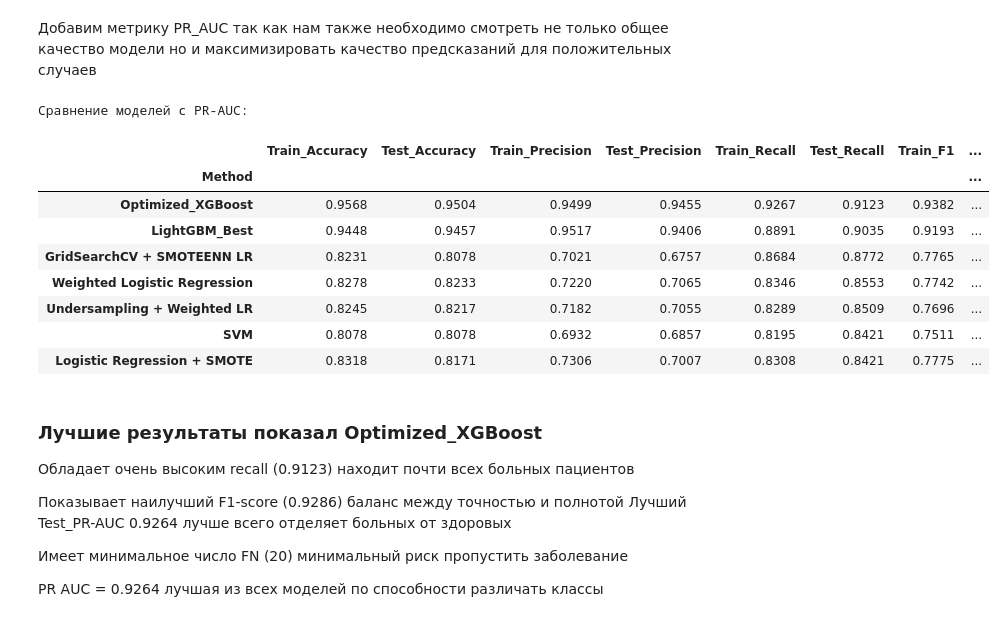
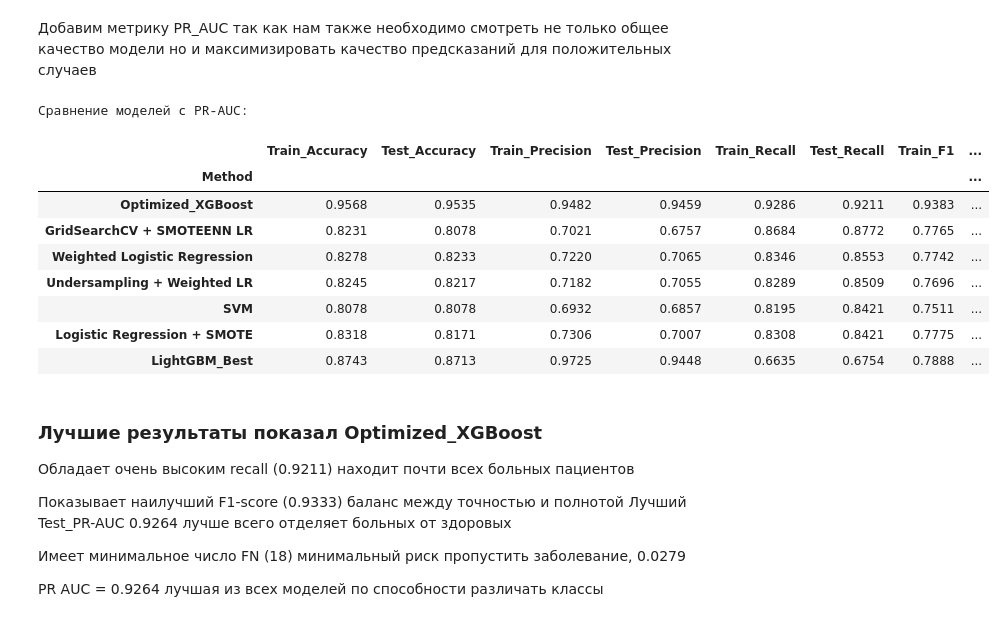
Before and after one commit to NataliYa0771/projects, a Jupyter notebook: alz_project_models.ipynb, the cells around one changed output. Drawn from its saved outputs; the diff is of its cells as text; code cells hidden in the pictures.

```diff
--- a/alz_project_models.ipynb
+++ b/alz_project_models.ipynb
@@ -2134,49 +2134,49 @@ models = {
     "Weighted Logistic Regression": Weighted_Logistic_Regression,
     "Logistic Regression + SMOTE": Logistic_Regression_SMOTE,
     "Undersampling + Weighted LR": Undersampling_Weighted_LR,
     "GridSearchCV + SMOTEENN LR": GridSearchCV_SMOTEENN_LR,
     "SVM": svm_model,
     "LightGBM_Best": modelLightGBM_best,
     "Optimized_XGBoost": optimized_XGBoost
 }
 
 results_df = compare_models(
     models=models,
     X_train=X_train,
     y_train=y_train,
     X_test=X_test,
     y_test=y_test,
-    threshold_models=["LightGBM_Best"],
+    threshold_models=["Optimized_XGBoost","LightGBM_Best"],
     optimal_threshold=optimal_threshold,
     sort_by=["Test_Recall", "Test_PR-AUC"]
 )
 
 
 pd.set_option('display.float_format', lambda x: '%.4f' % x)
 pd.set_option('display.max_columns', None)  # Не скрывать колонки по середине
 pd.set_option('display.expand_frame_repr', False)  # Не переносить на новую строку
 pd.set_option('display.width', None)  # Автоматическая ширина
 print("Сравнение моделей с PR-AUC:")
 display(results_df)
 # %% [output]
 Сравнение моделей с PR-AUC:
 |  | Train_Accuracy | Test_Accuracy | Train_Precision | Test_Precision | Train_Recall | Test_Recall | Train_F1 | ... |
 | Method |  |  |  |  |  |  |  | ... |
-| Optimized_XGBoost | 0.9568 | 0.9504 | 0.9499 | 0.9455 | 0.9267 | 0.9123 | 0.9382 | ... |
-| LightGBM_Best | 0.9448 | 0.9457 | 0.9517 | 0.9406 | 0.8891 | 0.9035 | 0.9193 | ... |
+| Optimized_XGBoost | 0.9568 | 0.9535 | 0.9482 | 0.9459 | 0.9286 | 0.9211 | 0.9383 | ... |
 | GridSearchCV + SMOTEENN LR | 0.8231 | 0.8078 | 0.7021 | 0.6757 | 0.8684 | 0.8772 | 0.7765 | ... |
 | Weighted Logistic Regression | 0.8278 | 0.8233 | 0.7220 | 0.7065 | 0.8346 | 0.8553 | 0.7742 | ... |
 | Undersampling + Weighted LR | 0.8245 | 0.8217 | 0.7182 | 0.7055 | 0.8289 | 0.8509 | 0.7696 | ... |
 | SVM | 0.8078 | 0.8078 | 0.6932 | 0.6857 | 0.8195 | 0.8421 | 0.7511 | ... |
 | Logistic Regression + SMOTE | 0.8318 | 0.8171 | 0.7306 | 0.7007 | 0.8308 | 0.8421 | 0.7775 | ... |
+| LightGBM_Best | 0.8743 | 0.8713 | 0.9725 | 0.9448 | 0.6635 | 0.6754 | 0.7888 | ... |
 # %% [markdown]
 ### Лучшие результаты показал Optimized_XGBoost
 
-Обладает очень высоким recall (0.9123) находит почти всех больных пациентов
+Обладает очень высоким recall (0.9211) находит почти всех больных пациентов
 
-Показывает наилучший F1-score (0.9286) баланс между точностью и полнотой
+Показывает наилучший F1-score (0.9333) баланс между точностью и полнотой
 Лучший Test_PR-AUC 0.9264 лучше всего отделяет больных от здоровых
 
-Имеет минимальное число FN (20) минимальный риск пропустить заболевание
+Имеет минимальное число FN (18) минимальный риск пропустить заболевание, 0.0279
 
 PR AUC = 0.9264 лучшая из всех моделей по способности различать классы
```
Also changed, not shown: parts of 6 cells of this notebook.
